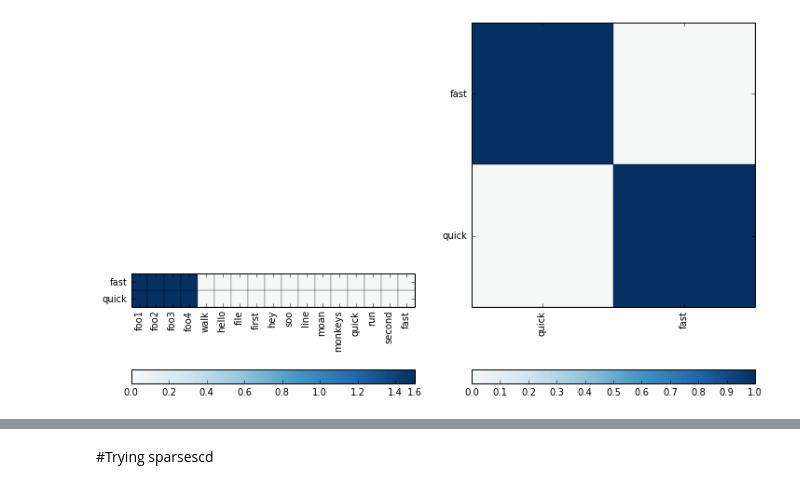
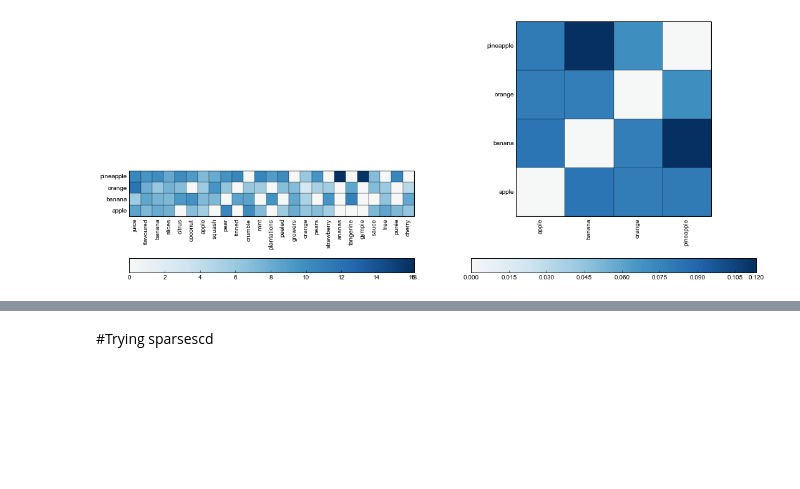
Before and after one commit to undertherain/vsmlib, a Jupyter notebook: python/matrices.ipynb, the cells around one changed output, grey strips where cells are left out. Cells and saved outputs as stored; diff of their text form; code cells hidden in the pictures; blank space fills up the shorter version.

```diff
--- a/python/matrices.ipynb
+++ b/python/matrices.ipynb
@@ -24,6 +24,7 @@ from vsmlib.similarity import cmp_words
 #imp.reload(vsmlib.matrix)
 imp.reload(vsmlib.similarity)
 
-if socket.gethostname()=="cypress":  dir_root="/storage/scratch/test_reduced"
-if socket.gethostname()=="ashtree":  dir_root="/mnt/work/nlp_scratch/test"
+if socket.gethostname()=="cypress":  dir_root="/storage/scratch/BNC"
+if socket.gethostname()=="ashtree":  dir_root="/mnt/work/nlp_scratch/BNC"
 if socket.gethostname()=="rc017.m.gsic.titech.ac.jp":  dir_root="/home/blackbird/data/scratch/brown"
+max_width=25
@@ -34,0 +31,9 @@ Vocabulary loaded in 0.00 seconds
+# %%
+class Vocabulary(object):
+    def get_id(self,w):
+        try:
+            return self.dic_words_ids[w]
+        except KeyError:
+            return -1
+    def get_word_by_id(self,i):
+        return(self.lst_words[i])
@@ -144,6 +180,6 @@ cooccurrence[2]
 # %%
 import pylab
-pylab.rcParams['figure.figsize'] = (12.0, 8.0)
+pylab.rcParams['figure.figsize'] = (18.0, 8.0)
 from matplotlib.colors import Normalize
 
 class MidpointNormalize(Normalize):
@@ -152,50 +188,50 @@ class MidpointNormalize(Normalize):
         Normalize.__init__(self, vmin, vmax, clip)
 
     def __call__(self, value, clip=None):
         # I'm ignoring masked values and all kinds of edge cases to make a
         # simple example...
         x, y = [self.vmin, self.midpoint, self.vmax], [0, 0.5, 1]
         return np.ma.masked_array(np.interp(value, x, y))
 
-def plot_heat(ax,m,xlabels,numbered=False,symmetric_labels=True):
+def plot_heat(ax,m,xlabels,ylabels):
     norm = MidpointNormalize(midpoint=0)
     ax.set_aspect('equal')
+    plt.xticks(rotation=90)
     ax.set_xticks(np.arange(m.shape[1])+0.5, minor=False)
-    if not numbered:
-        if symmetric_labels:
-            ax.set_xticklabels(xlabels, minor=False)
-        else:
-            ax.set_xticklabels(words_of_interest, minor=False)
-        plt.xticks(rotation=90)
-    else:
-        ax.set_xticklabels(range(m.shape[1]), minor=False)
     ax.set_yticks(np.arange(m.shape[0])+0.5, minor=False)
-#    ax.set_yticklabels(lst_words, minor=False)
-    ax.set_yticklabels(words_of_interest, minor=False)
+    ax.set_xticklabels(xlabels, minor=False)
+    ax.set_yticklabels(ylabels, minor=False)
+    for tic in ax.xaxis.get_major_ticks():
+        tic.tick1On = tic.tick2On = False
+    for tic in ax.yaxis.get_major_ticks():
+        tic.tick1On = tic.tick2On = False
     #ax.set_frame_on(False)
     heatmap = plt.pcolor(np.array(m), norm=norm, cmap=mpl.cm.RdBu, edgecolors="black")
     #im = ax.imshow(np.array(m), norm=norm, cmap=plt.cm.seismic, interpolation='none')
 #fig.colorbar(im)
     plt.colorbar(heatmap,orientation='horizontal')
 
 def draw_features_and_similarity(mm,numbered=False):
-    rows=filter_rows(mm)
-    cols,ylabels=filter_columns(rows)
+    rows,cols,xlabels=mm.filter_submatrix(words_of_interest)
     ax=plt.subplot(1,2,1)
-    plot_heat(ax,cols,ylabels,numbered)
+    plot_heat(ax,cols,xlabels,words_of_interest)
     #plot_heat(ax,abs(m),numbered)
     ax=plt.subplot(1,2,2)
     t = 1-pairwise_distances(rows, metric="cosine")
     np.fill_diagonal(t,0)
-    plot_heat(ax,t,words_of_interest,False,False)
+    plot_heat(ax,t,words_of_interest,words_of_interest)
     #plt.savefig("m1.pdf")
     #plt.show()
 
 #draw_features_and_similarity(cooccurrence.todense())
-draw_features_and_similarity(cooccurrence)
+#words_of_interest=["day","running","quick","fast","kind","good","point","fun"]
+#words_of_interest=["king","man"]
+words_of_interest=["apple","banana","orange","pineapple"]
+draw_features_and_similarity(m)
+plt.savefig("plot.pdf")
 #draw_features_and_similarity(dense)
 # %% [output]
-[figure, old version]
+[figure, new version]
 # %%
 if cooccurrence.shape[1]>8000:
     print ("No way, this matrix is too huge")
```
Also changed, not shown: parts of 23 cells of this notebook, 5 other files.
